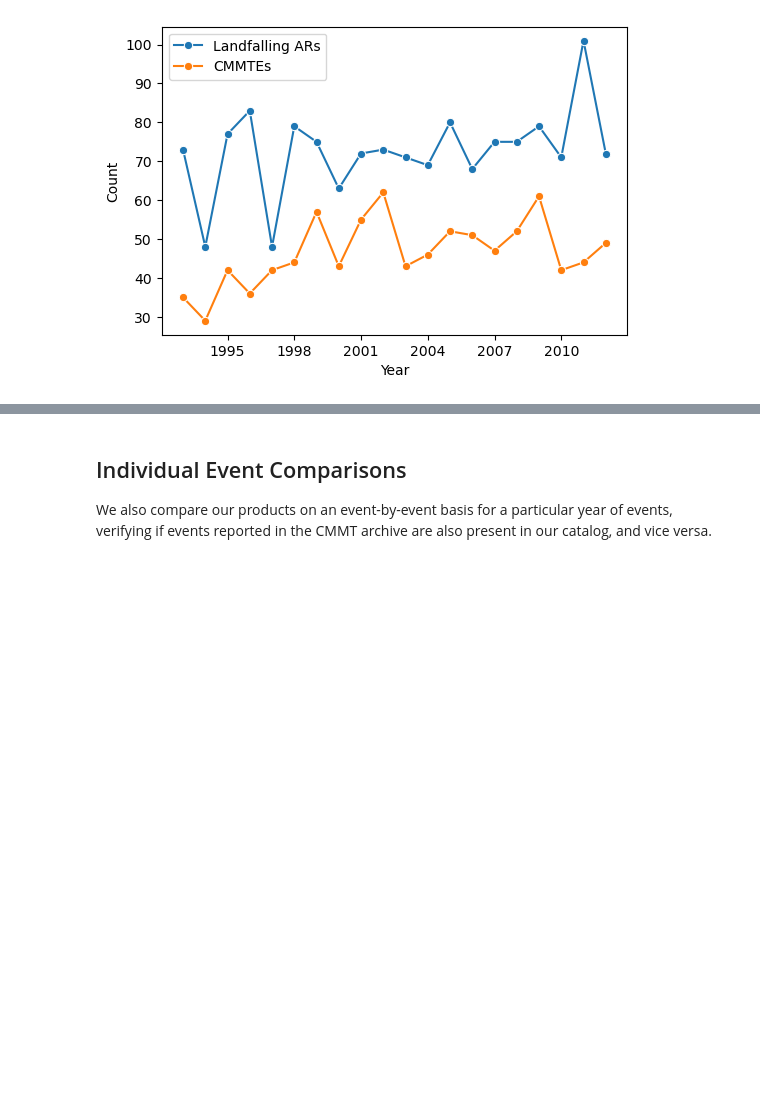
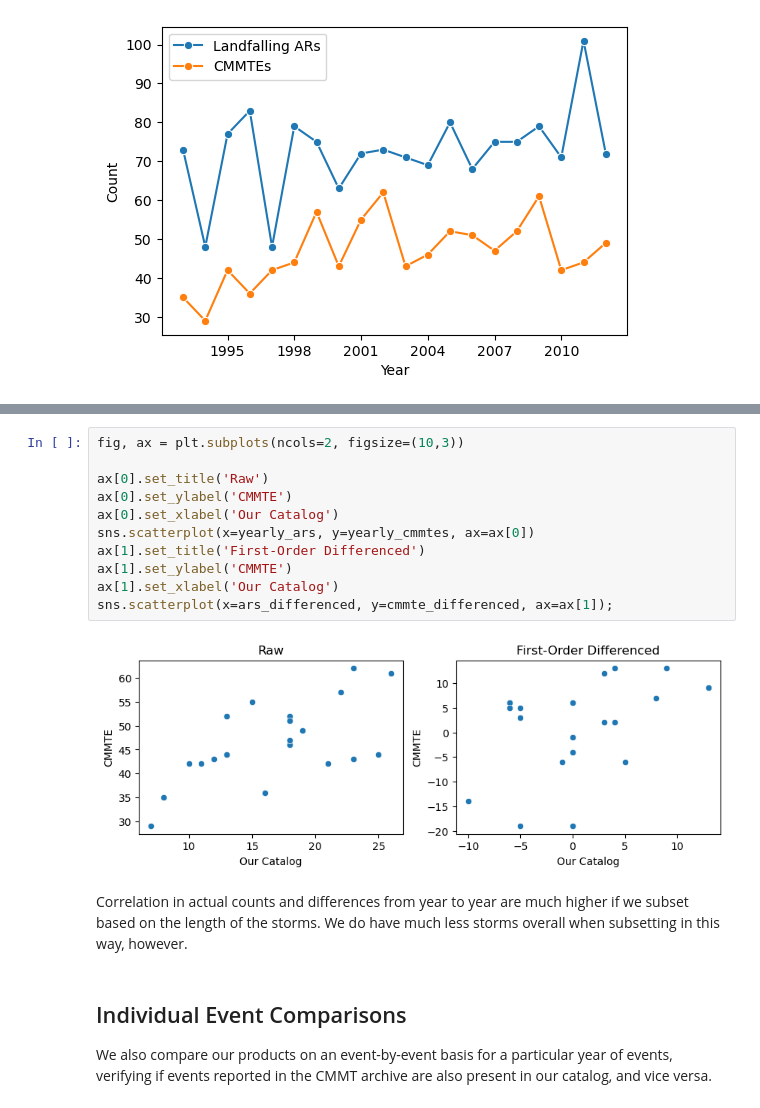
Before and after one commit to englacial/antarctic_AR_dataset, a Jupyter notebook: notebooks/quality_assurance/cmmt_comparison.ipynb, the cells around one changed output, grey strips where cells are left out. Drawn from its saved outputs; the diff is of its cells as text; blank space fills up the shorter version.

```diff
--- a/notebooks/quality_assurance/cmmt_comparison.ipynb
+++ b/notebooks/quality_assurance/cmmt_comparison.ipynb
@@ -83,3 +147,18 @@ plt.savefig('../../output/count_comparisons.png', dpi=300)
+# %%
+fig, ax = plt.subplots(ncols=2, figsize=(10,3))
+
+ax[0].set_title('Raw')
+ax[0].set_ylabel('CMMTE')
+ax[0].set_xlabel('Our Catalog')
+sns.scatterplot(x=yearly_ars, y=yearly_cmmtes, ax=ax[0])
+ax[1].set_title('First-Order Differenced')
+ax[1].set_ylabel('CMMTE')
+ax[1].set_xlabel('Our Catalog')
+sns.scatterplot(x=ars_differenced, y=cmmte_differenced, ax=ax[1]);
+# %% [output]
+[figure, added]
+# %% [markdown]
+Correlation in actual counts and differences from year to year are much higher if we subset based on the length of the storms. We do have much less storms overall when subsetting in this way, however.
 # %% [markdown]
 ## Individual Event Comparisons
 
```
Also changed, not shown: parts of 8 cells of this notebook.
